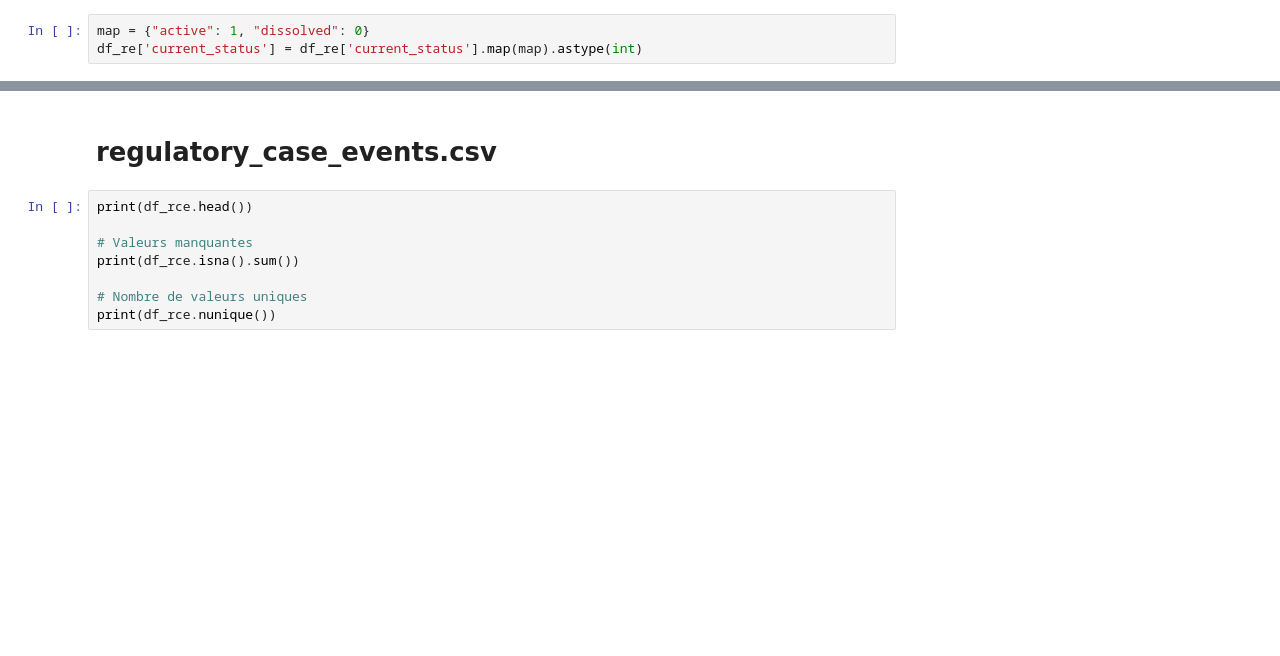
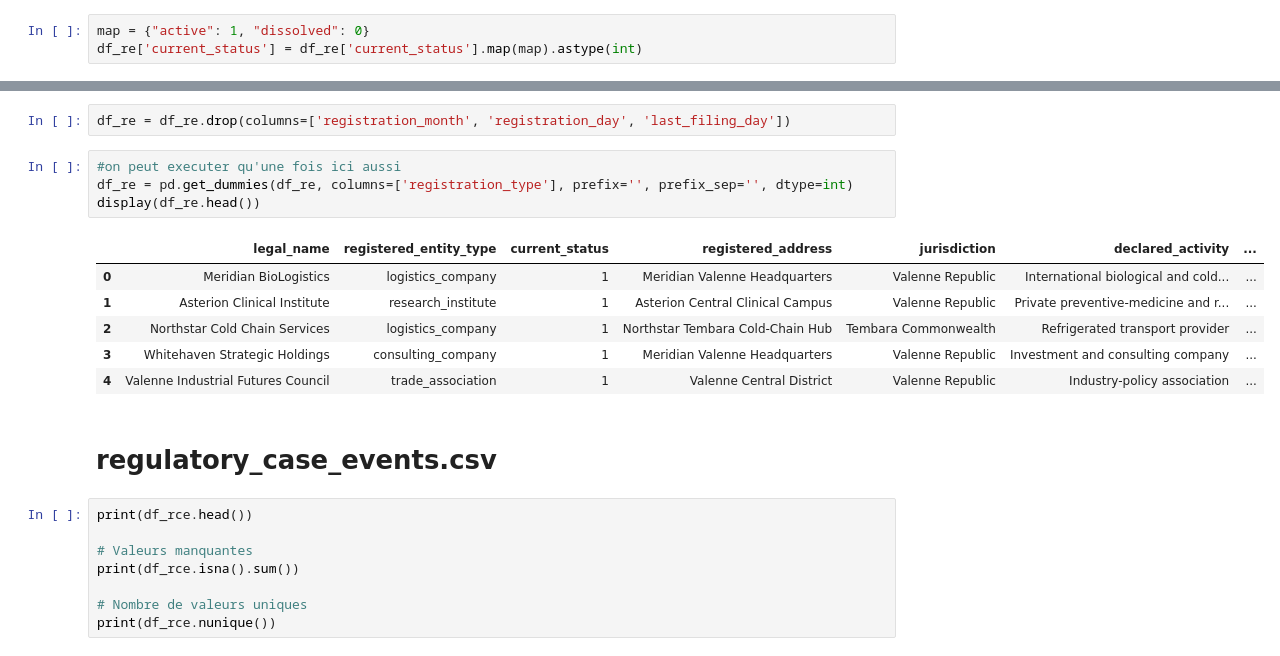
Before and after one commit to Sheik-info/20262027-UE-DataMining-Project, a Jupyter notebook: public_records.ipynb, the cells around one changed output, grey strips where cells are left out. Drawn from its saved outputs; the diff is of its cells as text; blank space fills up the shorter version.

```diff
--- a/public_records.ipynb
+++ b/public_records.ipynb
@@ -545,3 +1050,16 @@ print(df_re.head())
+# %%
+df_re = df_re.drop(columns=['registration_month', 'registration_day', 'last_filing_day'])
+# %%
+#on peut executer qu'une fois ici aussi
+df_re = pd.get_dummies(df_re, columns=['registration_type'], prefix='', prefix_sep='', dtype=int)
+display(df_re.head())
+# %% [output]
+|  | legal_name | registered_entity_type | current_status | registered_address | jurisdiction | declared_activity | ... |
+| 0 | Meridian BioLogistics | logistics_company | 1 | Meridian Valenne Headquarters | Valenne Republic | International biological and cold... | ... |
+| 1 | Asterion Clinical Institute | research_institute | 1 | Asterion Central Clinical Campus | Valenne Republic | Private preventive-medicine and r... | ... |
+| 2 | Northstar Cold Chain Services | logistics_company | 1 | Northstar Tembara Cold-Chain Hub | Tembara Commonwealth | Refrigerated transport provider | ... |
+| 3 | Whitehaven Strategic Holdings | consulting_company | 1 | Meridian Valenne Headquarters | Valenne Republic | Investment and consulting company | ... |
+| 4 | Valenne Industrial Futures Council | trade_association | 1 | Valenne Central District | Valenne Republic | Industry-policy association | ... |
 # %% [markdown]
 # regulatory_case_events.csv
 # %%
```
Also changed, not shown: parts of 50 cells of this notebook.
